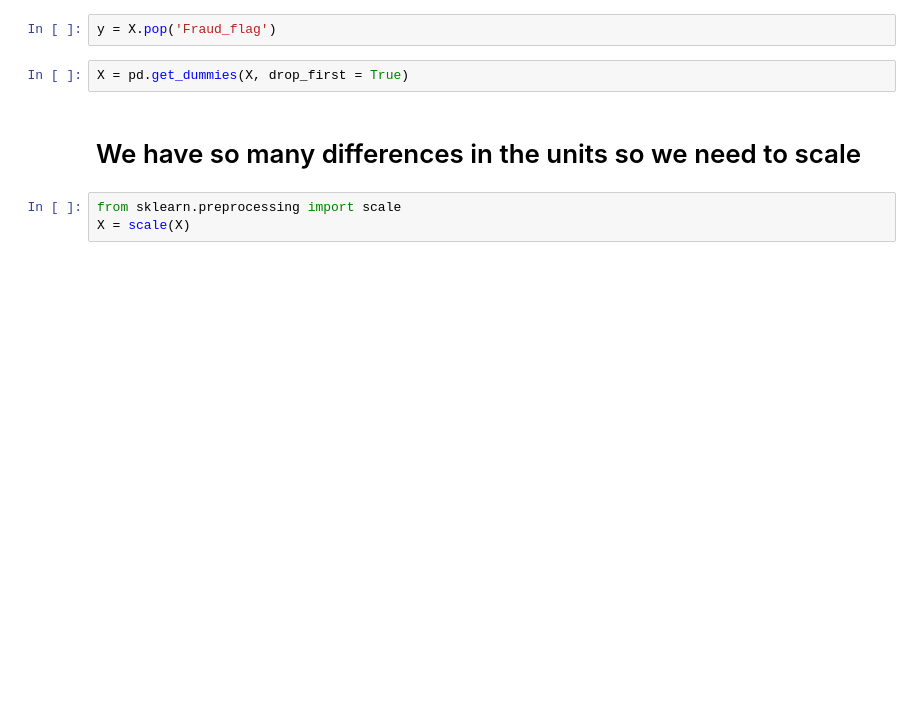
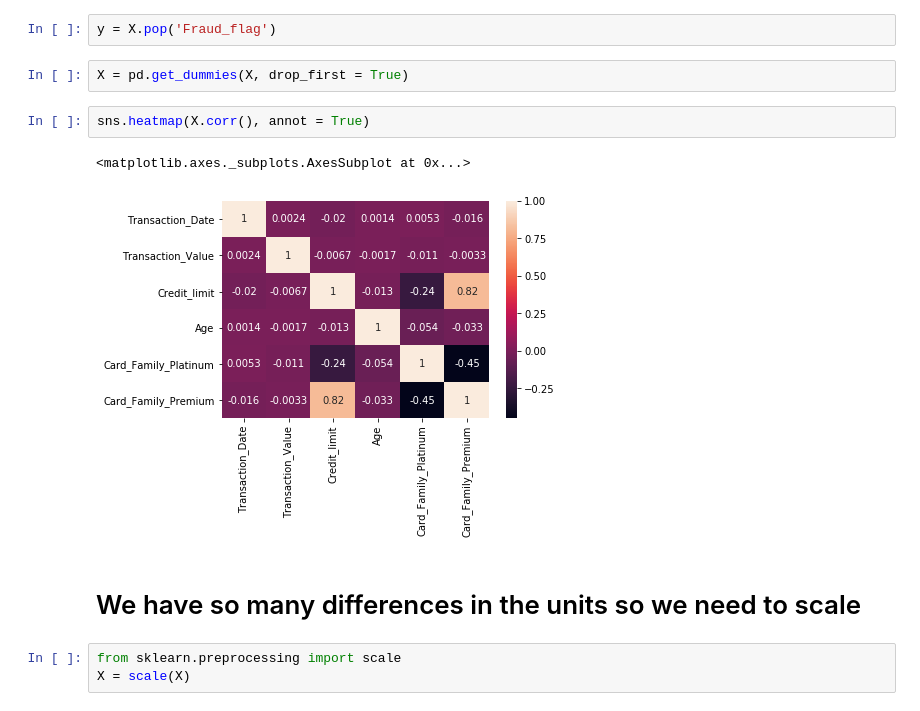
Before and after one commit to jbe1992/final-project, a Jupyter notebook: Credit Card Analysis and Fraud Detection.ipynb, the cells around one changed output. Drawn from its saved outputs; the diff is of its cells as text; blank space fills up the shorter version.

```diff
--- a/Credit Card Analysis and Fraud Detection.ipynb
+++ b/Credit Card Analysis and Fraud Detection.ipynb
@@ -89,6 +109,11 @@ sns.pairplot(transaction_df, hue = 'Card_Family')
 y = X.pop('Fraud_flag')
 # %%
 X = pd.get_dummies(X, drop_first = True)
+# %%
+sns.heatmap(X.corr(), annot = True)
+# %% [output]
+<matplotlib.axes._subplots.AxesSubplot at 0x...>
+[figure, added]
 # %% [markdown]
 # We have so many differences in the units so we need to scale
 # %%
```
Also changed, not shown: parts of 31 cells of this notebook.
